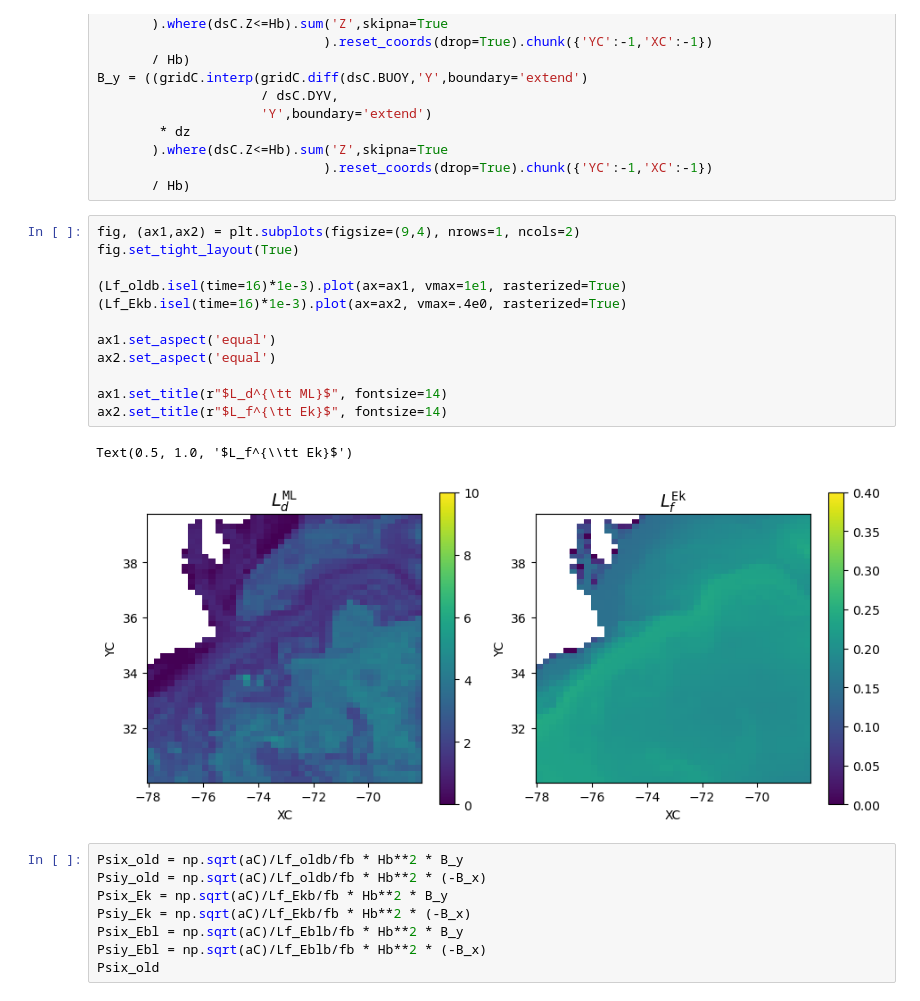
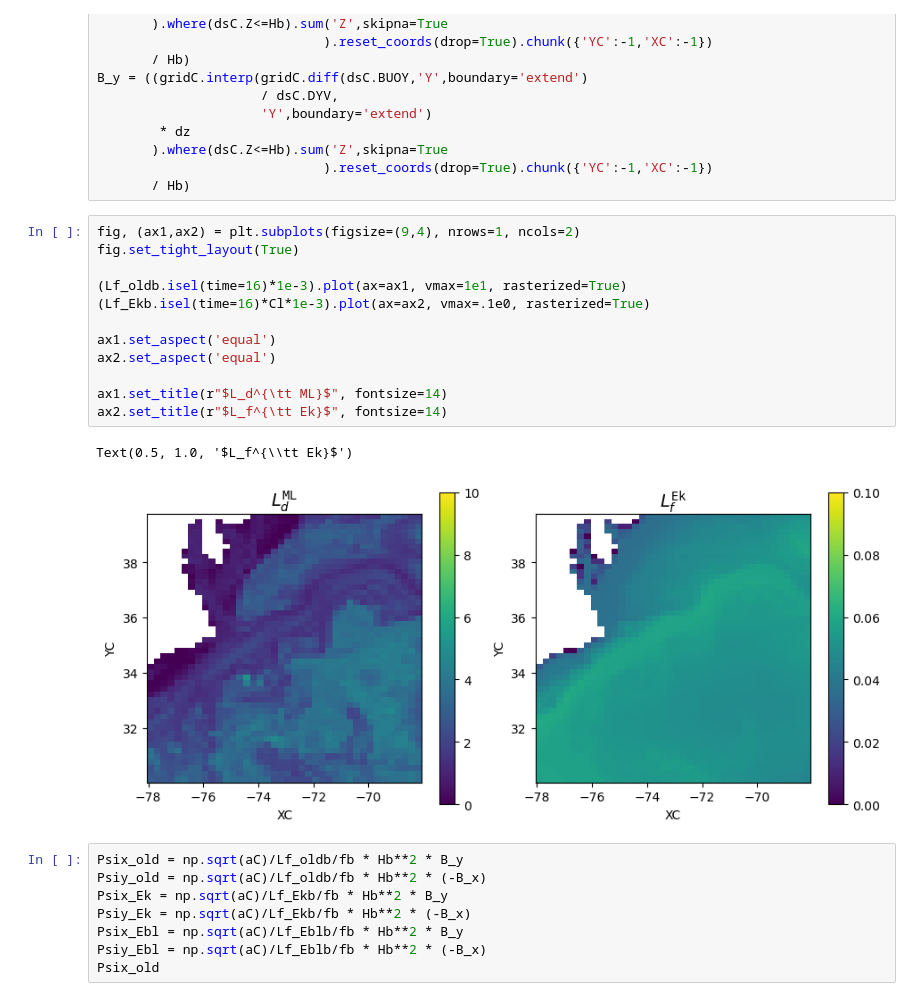
Before and after one commit to roxyboy/MLI_Lf, a Jupyter notebook: eNATL60/wb.ipynb, the cells around one changed output. Cells and saved outputs as stored; diff of their text form.

```diff
--- a/eNATL60/wb.ipynb
+++ b/eNATL60/wb.ipynb
@@ -1025,18 +1039,18 @@ B_y = ((gridC.interp(gridC.diff(dsC.BUOY,'Y',boundary='extend')
 # %%
 fig, (ax1,ax2) = plt.subplots(figsize=(9,4), nrows=1, ncols=2)
 fig.set_tight_layout(True)
 
 (Lf_oldb.isel(time=16)*1e-3).plot(ax=ax1, vmax=1e1, rasterized=True)
-(Lf_Ekb.isel(time=16)*1e-3).plot(ax=ax2, vmax=.4e0, rasterized=True)
+(Lf_Ekb.isel(time=16)*Cl*1e-3).plot(ax=ax2, vmax=.1e0, rasterized=True)
 
 ax1.set_aspect('equal')
 ax2.set_aspect('equal')
 
 ax1.set_title(r"$L_d^{\tt ML}$", fontsize=14)
 ax2.set_title(r"$L_f^{\tt Ek}$", fontsize=14)
 # %% [output]
 Text(0.5, 1.0, '$L_f^{\\tt Ek}$')
-[figure, old version]
+[figure, new version]
 # %%
 Psix_old = np.sqrt(aC)/Lf_oldb/fb * Hb**2 * B_y
 Psiy_old = np.sqrt(aC)/Lf_oldb/fb * Hb**2 * (-B_x)
```
Also changed, not shown: parts of 13 cells of this notebook, 1 other file.
